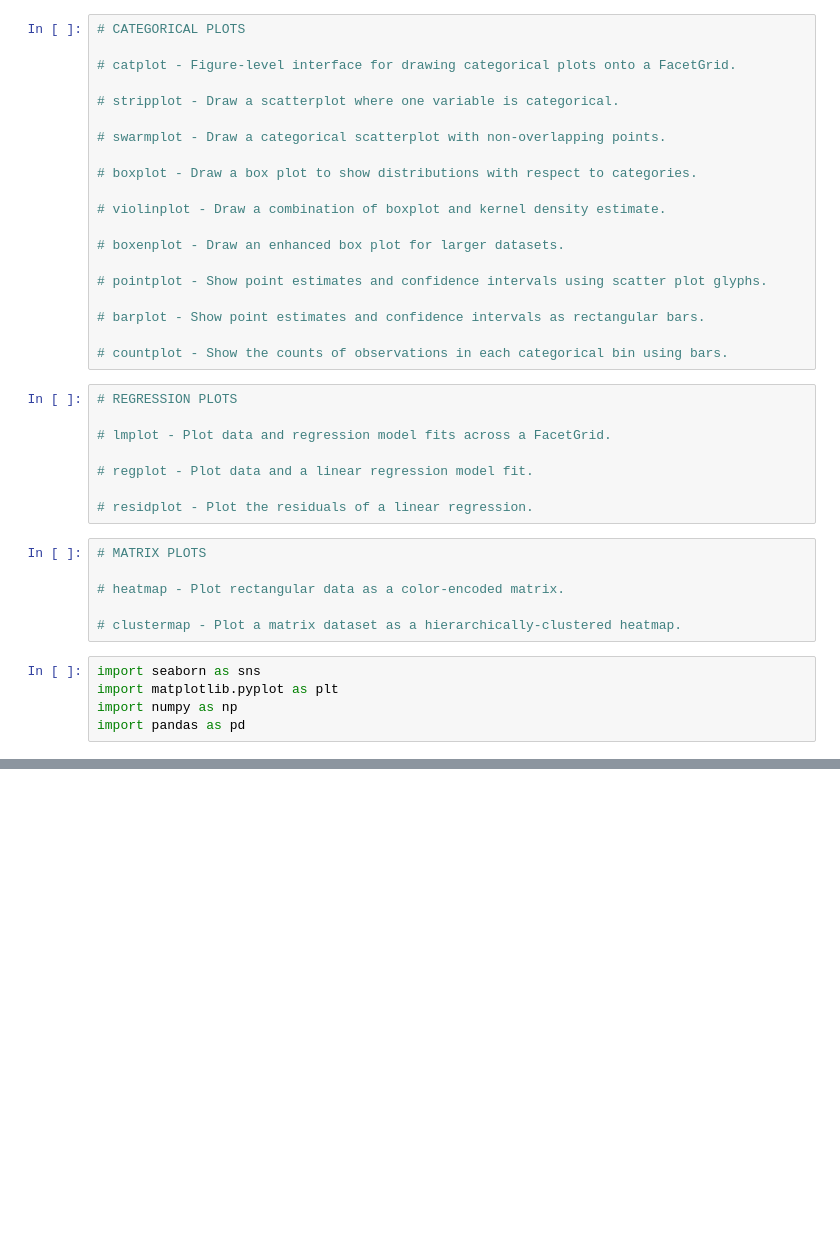
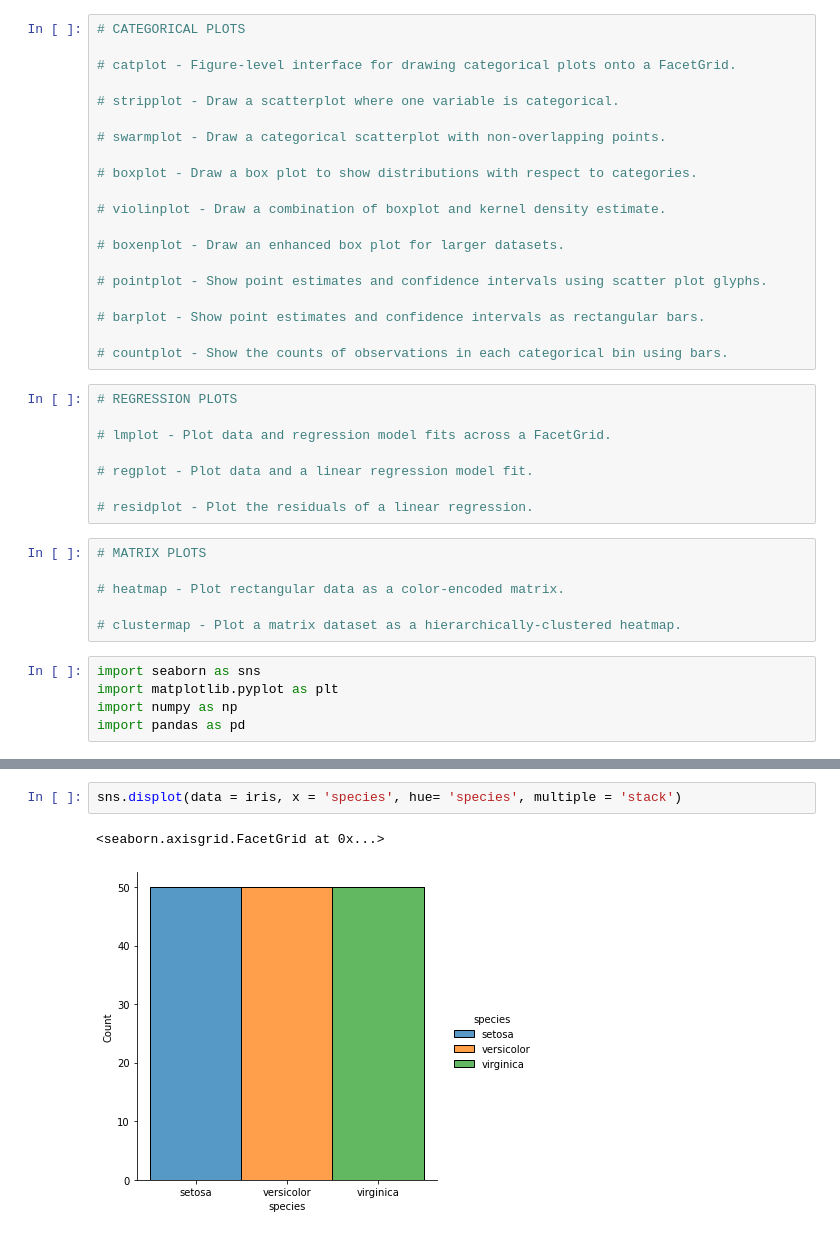
Before and after one commit to chimaihueze/Seaborn, a Jupyter notebook: plotting-functions.ipynb, the cells around one changed output, grey strips where cells are left out. Cells and saved outputs as stored; diff of their text form; blank space fills up the shorter version.

```diff
--- a/plotting-functions.ipynb
+++ b/plotting-functions.ipynb
@@ -67,0 +79,5 @@ iris = sns.load_dataset("iris")
+# %%
+sns.displot(data = iris, x = 'species', hue= 'species', multiple = 'stack')
+# %% [output]
+<seaborn.axisgrid.FacetGrid at 0x...>
+[figure, added]
```
Also changed, not shown: parts of 3 cells of this notebook.
